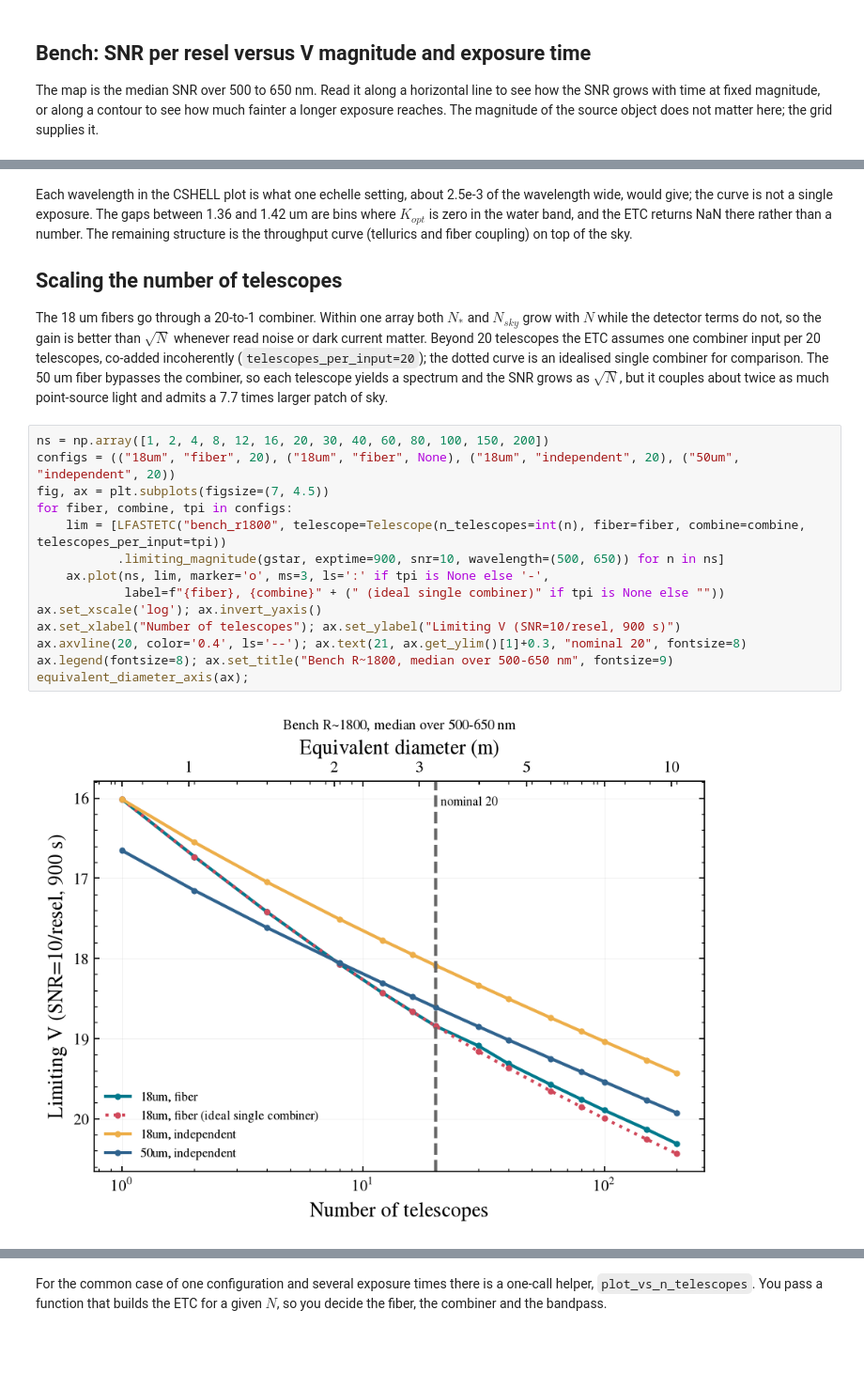
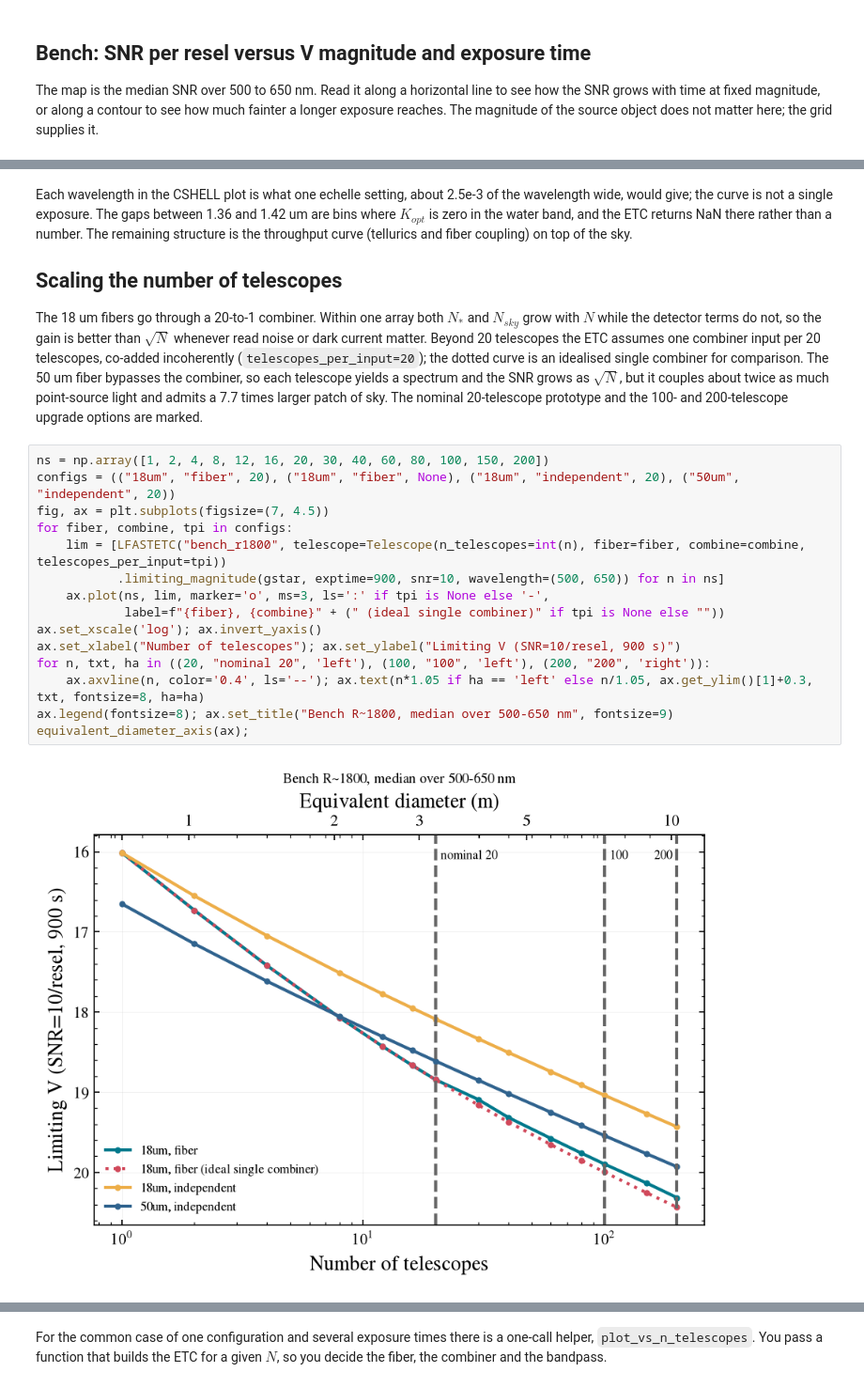
Before and after one commit to schmidt-observatories/lfast-etc, a Jupyter notebook: notebooks/02_sensitivity_maps_and_array_scaling.ipynb, the cells around one changed output, grey strips where cells are left out. Shown at 94% size. Saved outputs shown, nothing was run; the diff lists cells and outputs as text; blank space fills up the shorter version.

```diff
--- a/notebooks/02_sensitivity_maps_and_array_scaling.ipynb
+++ b/notebooks/02_sensitivity_maps_and_array_scaling.ipynb
@@ -82,22 +88,24 @@ noise or dark current matter. Beyond 20 telescopes the ETC assumes one combiner
 telescopes, co-added incoherently (`telescopes_per_input=20`); the dotted curve is an idealised
 single combiner for comparison. The 50 um fiber bypasses the combiner, so each telescope yields a
 spectrum and the SNR grows as $\sqrt{N}$, but it couples about twice as much point-source light
-and admits a 7.7 times larger patch of sky.
+and admits a 7.7 times larger patch of sky. The nominal 20-telescope prototype and the
+100- and 200-telescope upgrade options are marked.
 # %%
 ns = np.array([1, 2, 4, 8, 12, 16, 20, 30, 40, 60, 80, 100, 150, 200])
 configs = (("18um", "fiber", 20), ("18um", "fiber", None), ("18um", "independent", 20), ("50um", "independent", 20))
 fig, ax = plt.subplots(figsize=(7, 4.5))
 for fiber, combine, tpi in configs:
     lim = [LFASTETC("bench_r1800", telescope=Telescope(n_telescopes=int(n), fiber=fiber, combine=combine, telescopes_per_input=tpi))
            .limiting_magnitude(gstar, exptime=900, snr=10, wavelength=(500, 650)) for n in ns]
     ax.plot(ns, lim, marker='o', ms=3, ls=':' if tpi is None else '-',
             label=f"{fiber}, {combine}" + (" (ideal single combiner)" if tpi is None else ""))
 ax.set_xscale('log'); ax.invert_yaxis()
 ax.set_xlabel("Number of telescopes"); ax.set_ylabel("Limiting V (SNR=10/resel, 900 s)")
-ax.axvline(20, color='0.4', ls='--'); ax.text(21, ax.get_ylim()[1]+0.3, "nominal 20", fontsize=8)
+for n, txt, ha in ((20, "nominal 20", 'left'), (100, "100", 'left'), (200, "200", 'right')):
+    ax.axvline(n, color='0.4', ls='--'); ax.text(n*1.05 if ha == 'left' else n/1.05, ax.get_ylim()[1]+0.3, txt, fontsize=8, ha=ha)
 ax.legend(fontsize=8); ax.set_title("Bench R~1800, median over 500-650 nm", fontsize=9)
 equivalent_diameter_axis(ax);
 # %% [output]
-[figure, old version]
+[figure, new version]
 # %% [markdown]
 The top axis converts the number of telescopes into the diameter of a single telescope with the
```
Also changed, not shown: parts of 12 cells of this notebook, 4 other files.
